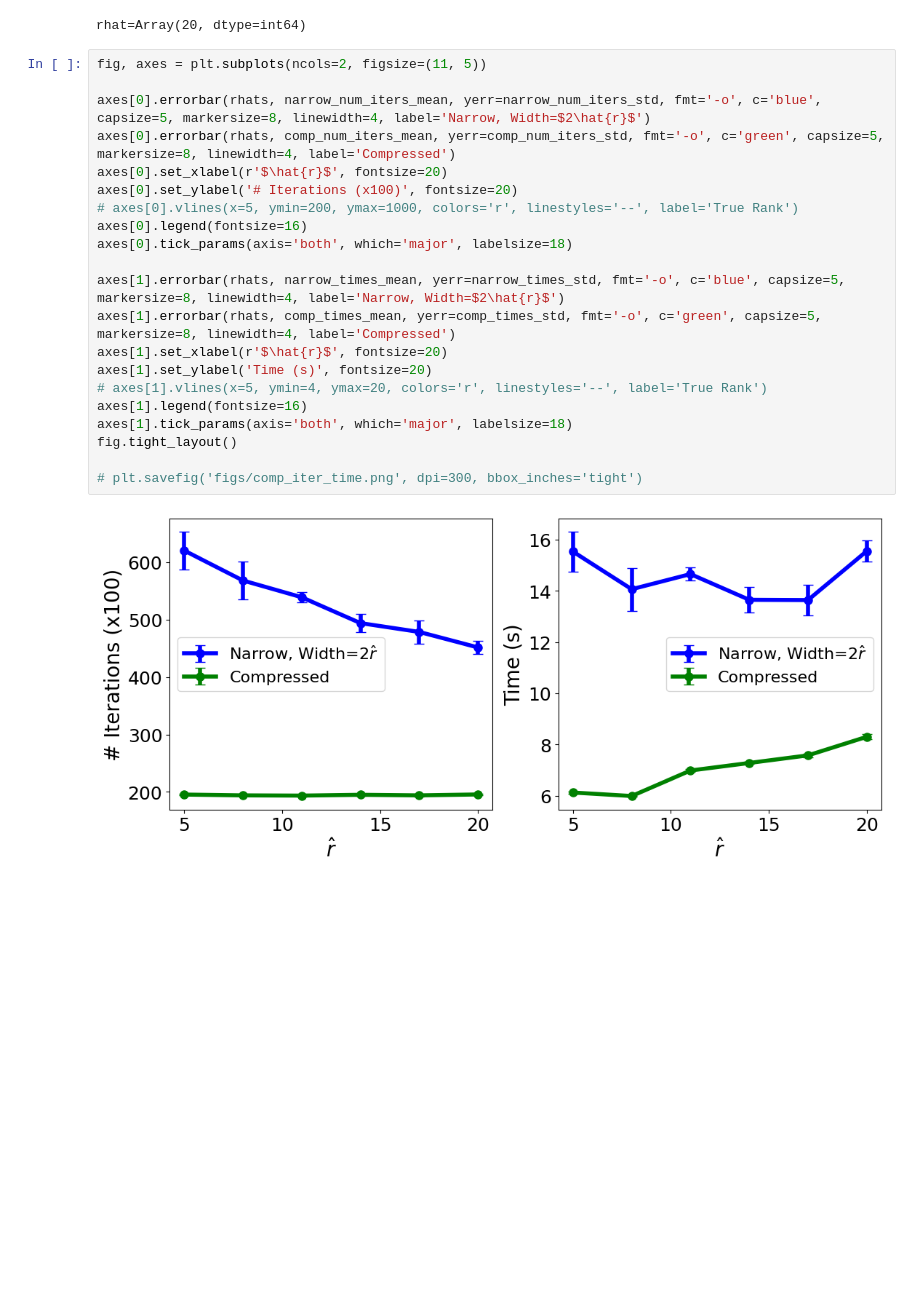
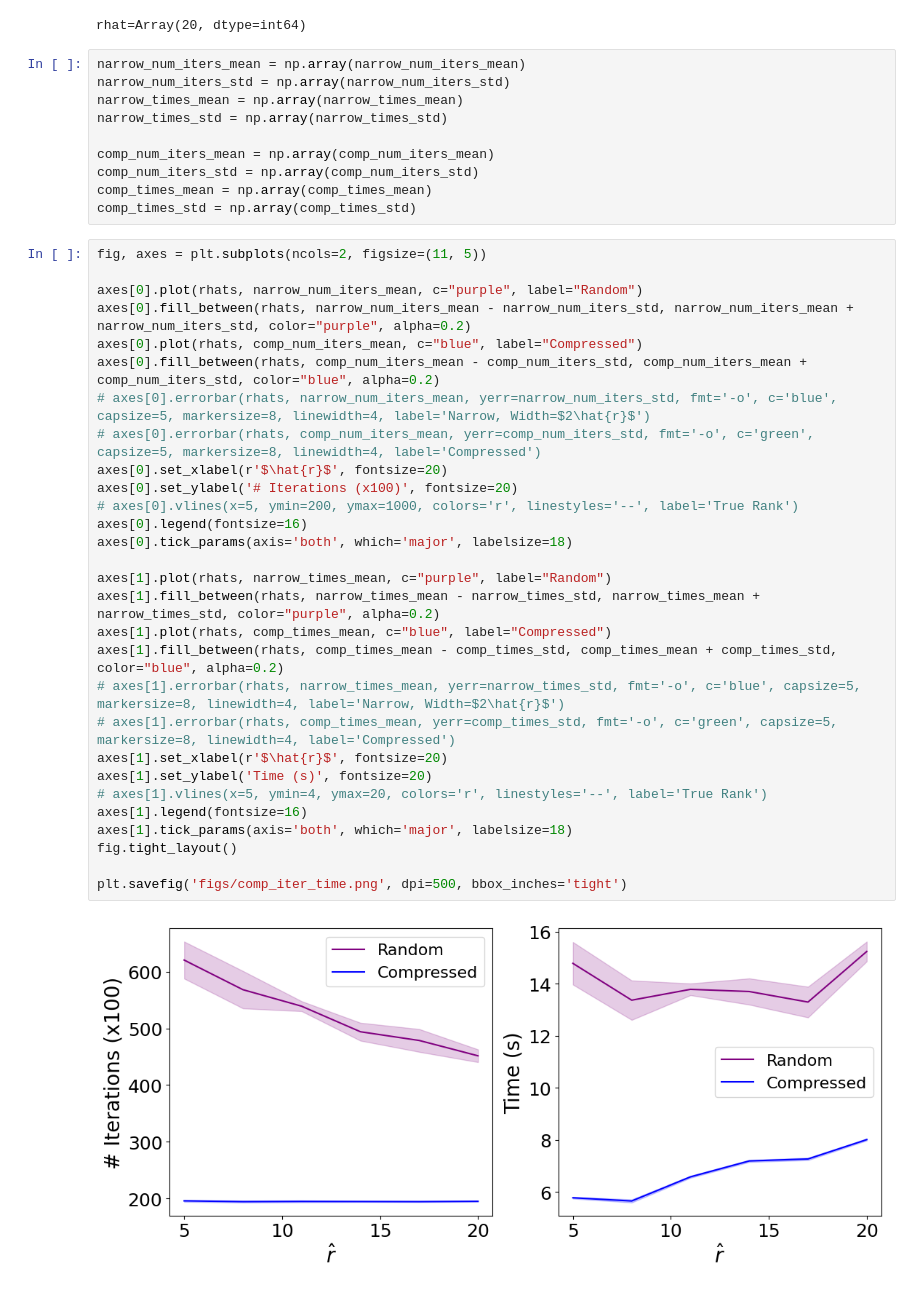
Before and after one commit to cjyaras/law-of-parsimony, a Jupyter notebook: fig_compare_iteration_time.ipynb, the cells around one changed output. Cells and saved outputs as stored; diff of their text form; blank space fills up the shorter version.

```diff
--- a/fig_compare_iteration_time.ipynb
+++ b/fig_compare_iteration_time.ipynb
@@ -159,26 +165,44 @@ rhat=Array(11, dtype=int64)
 rhat=Array(14, dtype=int64)
 rhat=Array(17, dtype=int64)
 rhat=Array(20, dtype=int64)
+# %%
+narrow_num_iters_mean = np.array(narrow_num_iters_mean)
+narrow_num_iters_std = np.array(narrow_num_iters_std)
+narrow_times_mean = np.array(narrow_times_mean)
+narrow_times_std = np.array(narrow_times_std)
+
+comp_num_iters_mean = np.array(comp_num_iters_mean)
+comp_num_iters_std = np.array(comp_num_iters_std)
+comp_times_mean = np.array(comp_times_mean)
+comp_times_std = np.array(comp_times_std)
 # %%
 fig, axes = plt.subplots(ncols=2, figsize=(11, 5))
 
-axes[0].errorbar(rhats, narrow_num_iters_mean, yerr=narrow_num_iters_std, fmt='-o', c='blue', capsize=5, markersize=8, linewidth=4, label='Narrow, Width=$2\hat{r}$')
-axes[0].errorbar(rhats, comp_num_iters_mean, yerr=comp_num_iters_std, fmt='-o', c='green', capsize=5, markersize=8, linewidth=4, label='Compressed')
+axes[0].plot(rhats, narrow_num_iters_mean, c="purple", label="Random")
+axes[0].fill_between(rhats, narrow_num_iters_mean - narrow_num_iters_std, narrow_num_iters_mean + narrow_num_iters_std, color="purple", alpha=0.2)
+axes[0].plot(rhats, comp_num_iters_mean, c="blue", label="Compressed")
+axes[0].fill_between(rhats, comp_num_iters_mean - comp_num_iters_std, comp_num_iters_mean + comp_num_iters_std, color="blue", alpha=0.2)
+# axes[0].errorbar(rhats, narrow_num_iters_mean, yerr=narrow_num_iters_std, fmt='-o', c='blue', capsize=5, markersize=8, linewidth=4, label='Narrow, Width=$2\hat{r}$')
+# axes[0].errorbar(rhats, comp_num_iters_mean, yerr=comp_num_iters_std, fmt='-o', c='green', capsize=5, markersize=8, linewidth=4, label='Compressed')
 axes[0].set_xlabel(r'$\hat{r}$', fontsize=20)
 axes[0].set_ylabel('# Iterations (x100)', fontsize=20)
 # axes[0].vlines(x=5, ymin=200, ymax=1000, colors='r', linestyles='--', label='True Rank')
 axes[0].legend(fontsize=16)
 axes[0].tick_params(axis='both', which='major', labelsize=18)
 
-axes[1].errorbar(rhats, narrow_times_mean, yerr=narrow_times_std, fmt='-o', c='blue', capsize=5, markersize=8, linewidth=4, label='Narrow, Width=$2\hat{r}$')
-axes[1].errorbar(rhats, comp_times_mean, yerr=comp_times_std, fmt='-o', c='green', capsize=5, markersize=8, linewidth=4, label='Compressed')
+axes[1].plot(rhats, narrow_times_mean, c="purple", label="Random")
+axes[1].fill_between(rhats, narrow_times_mean - narrow_times_std, narrow_times_mean + narrow_times_std, color="purple", alpha=0.2)
+axes[1].plot(rhats, comp_times_mean, c="blue", label="Compressed")
+axes[1].fill_between(rhats, comp_times_mean - comp_times_std, comp_times_mean + comp_times_std, color="blue", alpha=0.2)
+# axes[1].errorbar(rhats, narrow_times_mean, yerr=narrow_times_std, fmt='-o', c='blue', capsize=5, markersize=8, linewidth=4, label='Narrow, Width=$2\hat{r}$')
+# axes[1].errorbar(rhats, comp_times_mean, yerr=comp_times_std, fmt='-o', c='green', capsize=5, markersize=8, linewidth=4, label='Compressed')
 axes[1].set_xlabel(r'$\hat{r}$', fontsize=20)
 axes[1].set_ylabel('Time (s)', fontsize=20)
 # axes[1].vlines(x=5, ymin=4, ymax=20, colors='r', linestyles='--', label='True Rank')
 axes[1].legend(fontsize=16)
 axes[1].tick_params(axis='both', which='major', labelsize=18)
 fig.tight_layout()
 
-# plt.savefig('figs/comp_iter_time.png', dpi=300, bbox_inches='tight')
+plt.savefig('figs/comp_iter_time.png', dpi=500, bbox_inches='tight')
 # %% [output]
-[figure, old version]
+[figure, new version]
```
Also changed, not shown: parts of 3 cells of this notebook, 3 other files.
